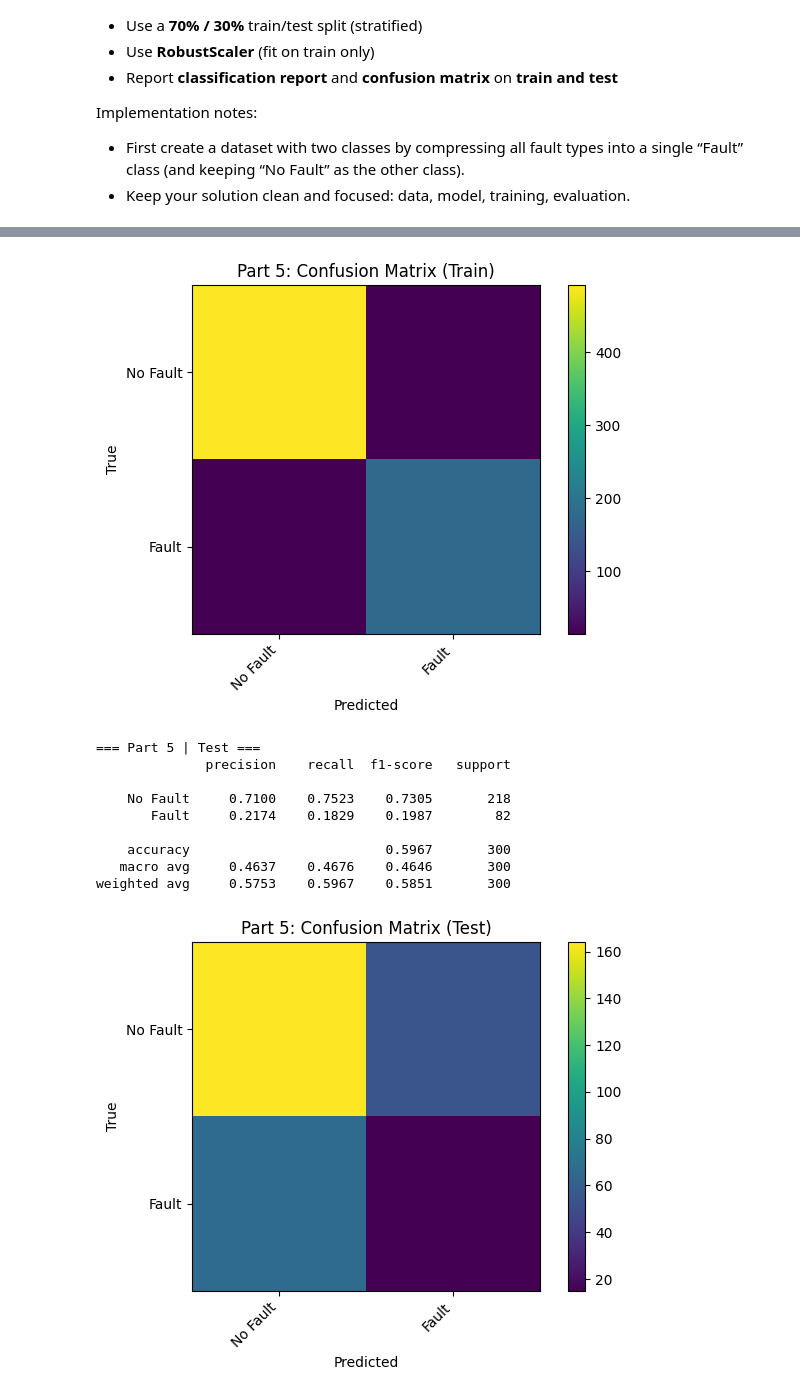
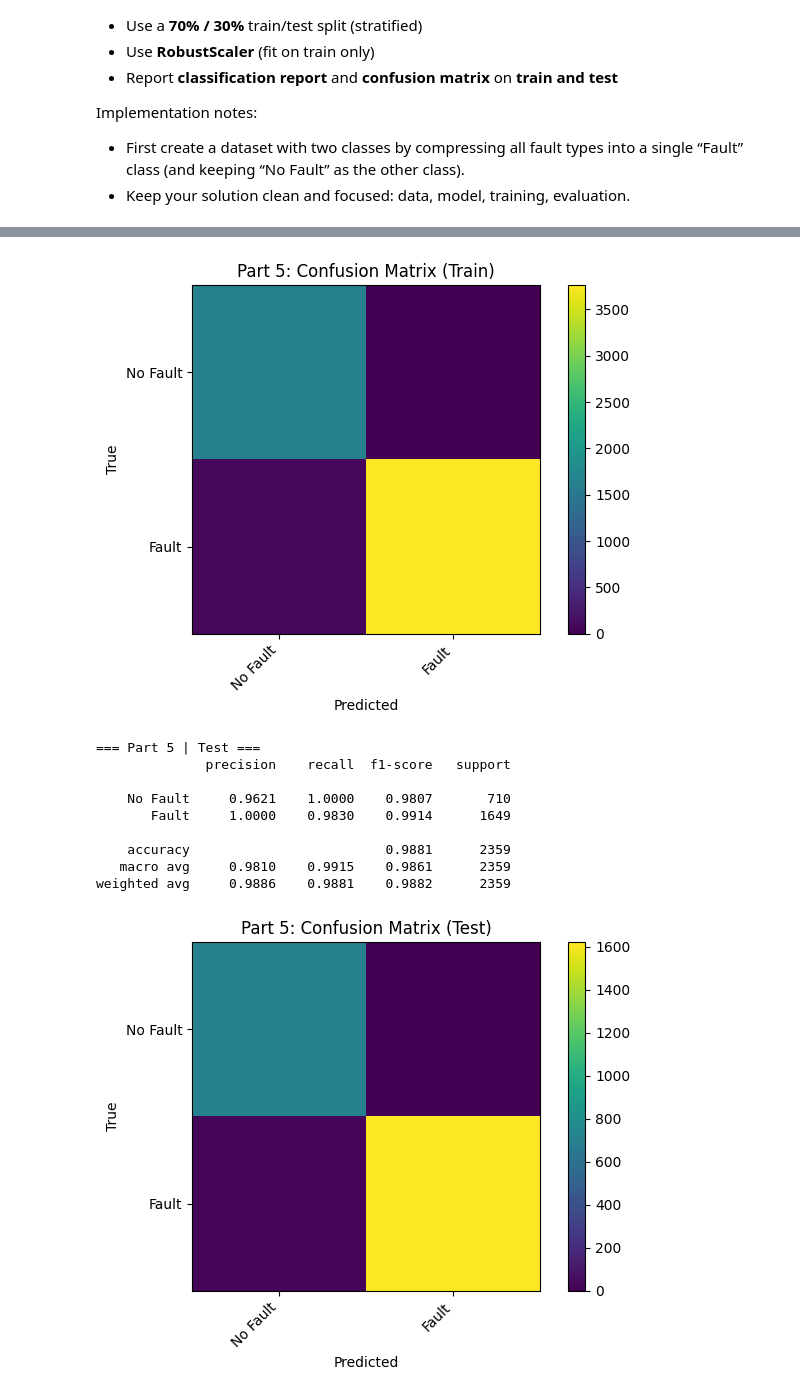
Before and after one commit to SZ330/EE344-Assignment-5, a Jupyter notebook: EE344_Assignment_5_DNN_Faults_student_version.ipynb, the cells around one changed output, grey strips where cells are left out. Drawn from its saved outputs; the diff is of its cells as text; code cells hidden in the pictures.

```diff
--- a/EE344_Assignment_5_DNN_Faults_student_version.ipynb
+++ b/EE344_Assignment_5_DNN_Faults_student_version.ipynb
@@ -777,0 +688,17 @@ Epoch 1000 | train BCE loss: 0.349905
+# %%
+y_binary = (Y_bits.sum(axis=1) > 0).astype(int) # 0 for No Fault, 1 for Fault
+
+X_train_5, X_test_5, y_train_5, y_test_5 = train_test_split(
+    X, y_binary, test_size=0.30, random_state=RANDOM_STATE, stratify=y_binary
+)
+
+scaler_5 = RobustScaler()
+X_train_s5 = scaler_5.fit_transform(X_train_5).astype(np.float32)
+X_test_s5  = scaler_5.transform(X_test_5).astype(np.float32)
+
+Xtr5 = torch.from_numpy(X_train_s5)
+Ytr5 = torch.from_numpy(y_train_5.astype(np.float32)).unsqueeze(1)
+Xte5 = torch.from_numpy(X_test_s5)
+Yte5 = torch.from_numpy(y_test_5.astype(np.float32)).unsqueeze(1)
+
+train_loader_5 = DataLoader(TensorDataset(Xtr5, Ytr5), batch_size=BATCH_SIZE, shuffle=True)
@@ -778,18 +773,18 @@ Epoch 1000 | train BCE loss: 0.349905
+# %%
+pred_binary_train_5 = predict_binary_part5(model_binary, X_train_s5)
+pred_binary_test_5  = predict_binary_part5(model_binary, X_test_s5)
 # %%
-CLASS_NAMES_5 = ["No Fault", "Fault"]
-
-pred_train = predict_part5(model5, X_train_s5)
-pred_test  = predict_part5(model5, X_test_s5)
+CLASS_NAMES_5 = ['No Fault', 'Fault']
 
 print('\n=== Part 5 | Train ===')
-print(classification_report(y_train5, pred_train, target_names=CLASS_NAMES_5, digits=4))
-cm_tr = confusion_matrix(y_train5, pred_train, labels=[0, 1])
-plot_cm(cm_tr, 'Part 5: Confusion Matrix (Train)', CLASS_NAMES_5)
+print(classification_report(y_train_5, pred_binary_train_5, target_names=CLASS_NAMES_5, digits=4))
+cm_train_5 = confusion_matrix(y_train_5, pred_binary_train_5, labels=[0, 1])
+plot_cm(cm_train_5, 'Part 5: Confusion Matrix (Train)', CLASS_NAMES_5)
 
 print('\n=== Part 5 | Test ===')
-print(classification_report(y_test5, pred_test, target_names=CLASS_NAMES_5, digits=4))
-cm_te = confusion_matrix(y_test5, pred_test, labels=[0, 1])
-plot_cm(cm_te, 'Part 5: Confusion Matrix (Test)', CLASS_NAMES_5)
+print(classification_report(y_test_5, pred_binary_test_5, target_names=CLASS_NAMES_5, digits=4))
+cm_test_5 = confusion_matrix(y_test_5, pred_binary_test_5, labels=[0, 1])
+plot_cm(cm_test_5, 'Part 5: Confusion Matrix (Test)', CLASS_NAMES_5)
 # %% [output]
 === Part 5 | Train ===
               precision    recall  f1-score   support
@@ -803,11 +798,11 @@ weighted avg     0.9586    0.9586    0.9586       700
-[figure, old version]
+[figure, new version]
 === Part 5 | Test ===
               precision    recall  f1-score   support
 
-    No Fault     0.7100    0.7523    0.7305       218
-       Fault     0.2174    0.1829    0.1987        82
+    No Fault     0.9621    1.0000    0.9807       710
+       Fault     1.0000    0.9830    0.9914      1649
 
-    accuracy                         0.5967       300
-   macro avg     0.4637    0.4676    0.4646       300
-weighted avg     0.5753    0.5967    0.5851       300
+    accuracy                         0.9881      2359
+   macro avg     0.9810    0.9915    0.9861      2359
+weighted avg     0.9886    0.9881    0.9882      2359
-[figure, old version]
+[figure, new version]
```
Also changed, not shown: parts of 5 cells of this notebook.
